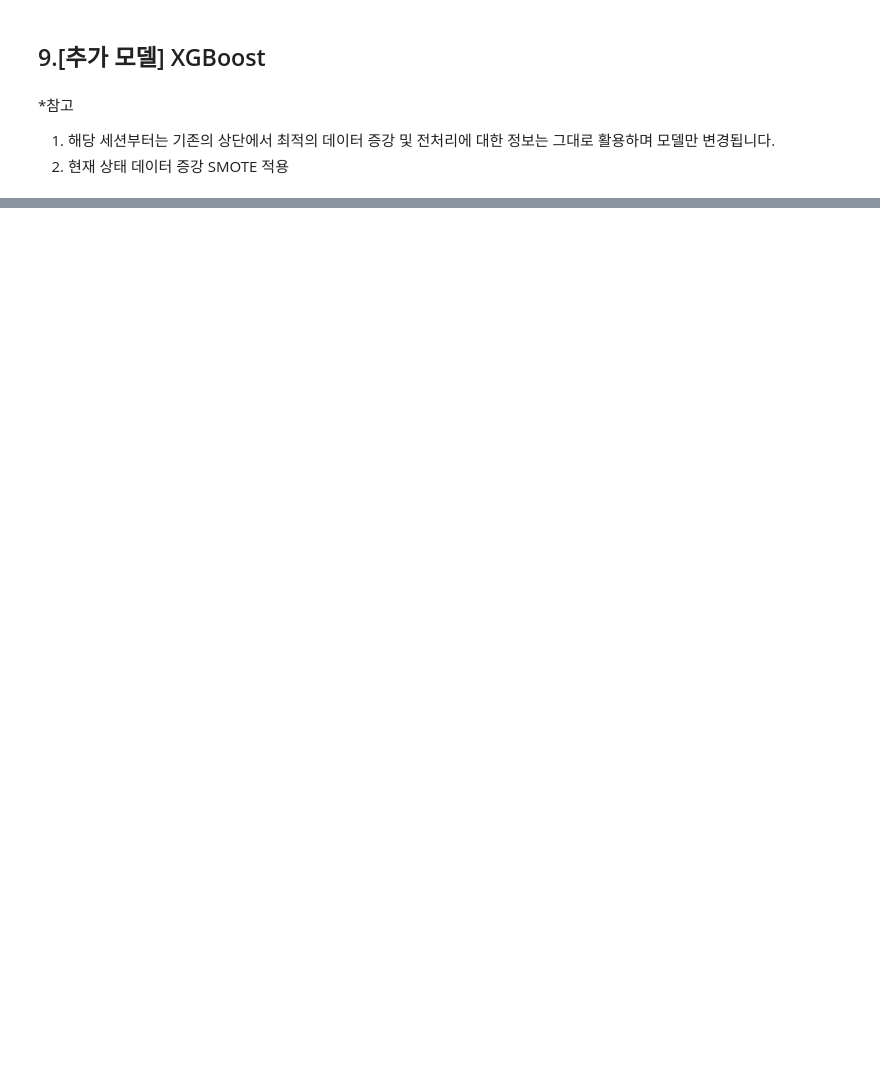
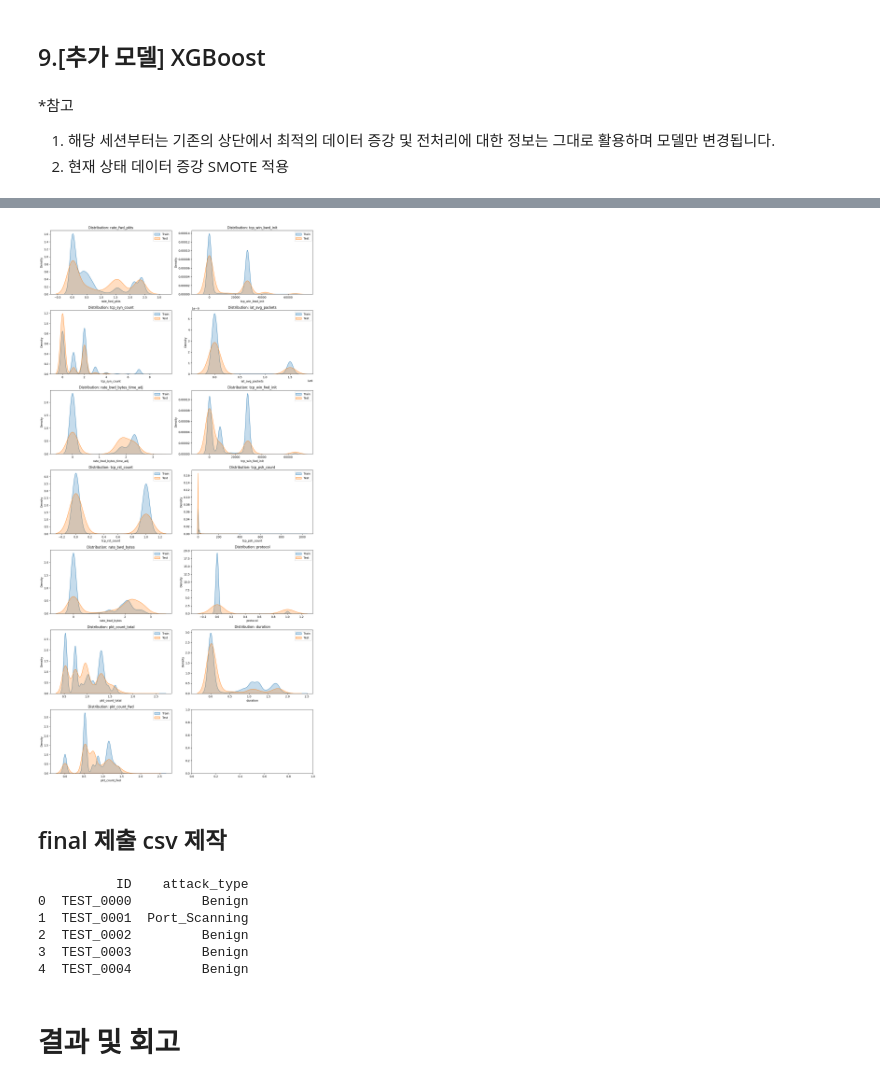
Before and after one commit to oh-seok-ju/DACON, a Jupyter notebook: 데이콘_해킹분석1차.ipynb, the cells around one changed output, grey strips where cells are left out. Drawn from its saved outputs; the diff is of its cells as text; code cells hidden in the pictures; blank space fills up the shorter version.

```diff
--- a/데이콘_해킹분석1차.ipynb
+++ b/데이콘_해킹분석1차.ipynb
@@ -1351,0 +1817,72 @@ print(f"XGBoost Accuracy: {accuracy_score(y_encoded_val, y_pred_xgb):.4f}")
+# %%
+#수정 후
+
+# X_train_res_scale  | X_train_res
+# X_trainVal_res_scale
+# X_test_res_scale | real_test_data_x
+
+
+import matplotlib.pyplot as plt
+import seaborn as sns
+import numpy as np
+
+fig, axes = plt.subplots(nrows=(len(compare_cols) + 1) // 2, ncols=2, figsize=(14, 4 * ((len(compare_cols) + 1) // 2)))
+axes = axes.flatten()
+
+for i, col in enumerate(compare_cols):
+    train_series = pd.to_numeric(X_train_res_scale[col], errors='coerce').replace([np.inf, -np.inf], np.nan).dropna()
+    test_series = pd.to_numeric(X_test_res_scale[col], errors='coerce').replace([np.inf, -np.inf], np.nan).dropna()
+
+    sns.kdeplot(train_series, label='Train', ax=axes[i], fill=True, common_norm=False)
+    sns.kdeplot(test_series, label='Test', ax=axes[i], fill=True, common_norm=False)
+    axes[i].set_title(f'Distribution: {col}')
+    axes[i].legend()
+
+plt.tight_layout()
+plt.show()
+# %% [output]
+[figure, added]
+# %% [markdown]
+## final 제출 csv 제작
+# %%
+# test 전처리 데이터 이름 및 ID 인덱스
+"""
+test_ids : ID 컬럼
+attack_type : 라벨
+
+real_test_data_x : test 데이터 전처리 완료
+X_test_res_scale : test 데이터에 스케일링 추가
+
+X_train_res_scale  | X_train_res : 학습 스케일 및 기본
+
+"""
+
+# #데이터 순서 맞추기
+real_test_data = X_test_res_scale[X_train_res.columns]  # 학습 시와 동일한 순서 강제 적용
+
+#앞서 준비한 "10. 앙상블 준비"를 통해 예측
+y_final = voting_clf.predict(real_test_data)
+
+# 라벨 디코딩
+y_final_label = le.inverse_transform(y_final)
+
+# 제출용 DataFrame 생성
+submission = pd.DataFrame({
+    'ID': test_ids,
+    'attack_type': y_final_label
+})
+
+# 저장
+submission.to_csv('submission_3.csv', index=False)
+
+# 체크
+print(submission.head())
+# %% [output]
+          ID    attack_type
+0  TEST_0000         Benign
+1  TEST_0001  Port_Scanning
+2  TEST_0002         Benign
+3  TEST_0003         Benign
+4  TEST_0004         Benign
+# %% [markdown]
+# 결과 및 회고
```
Also changed, not shown: parts of 37 cells of this notebook.
